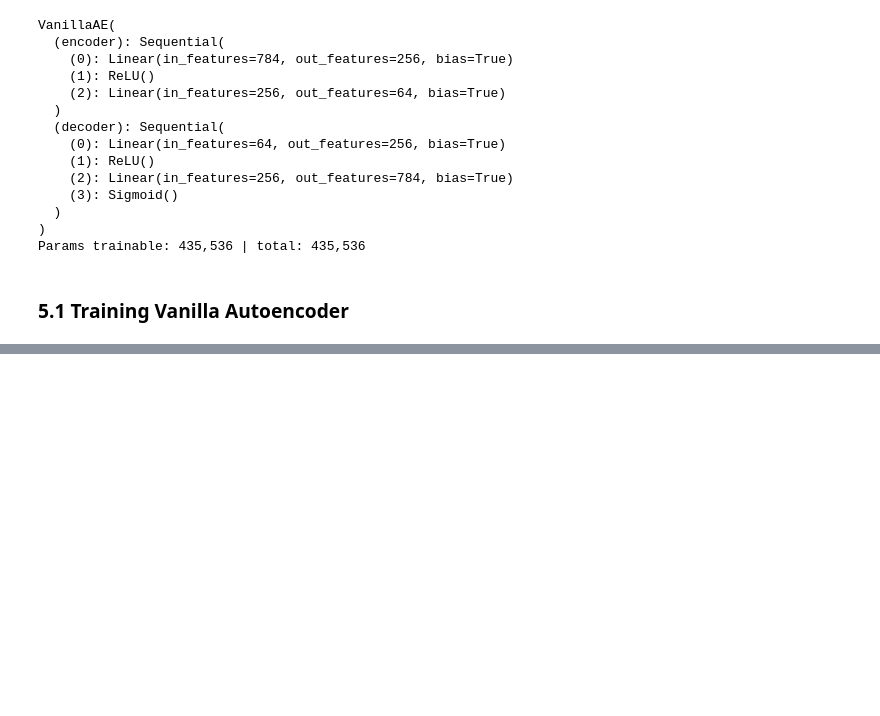
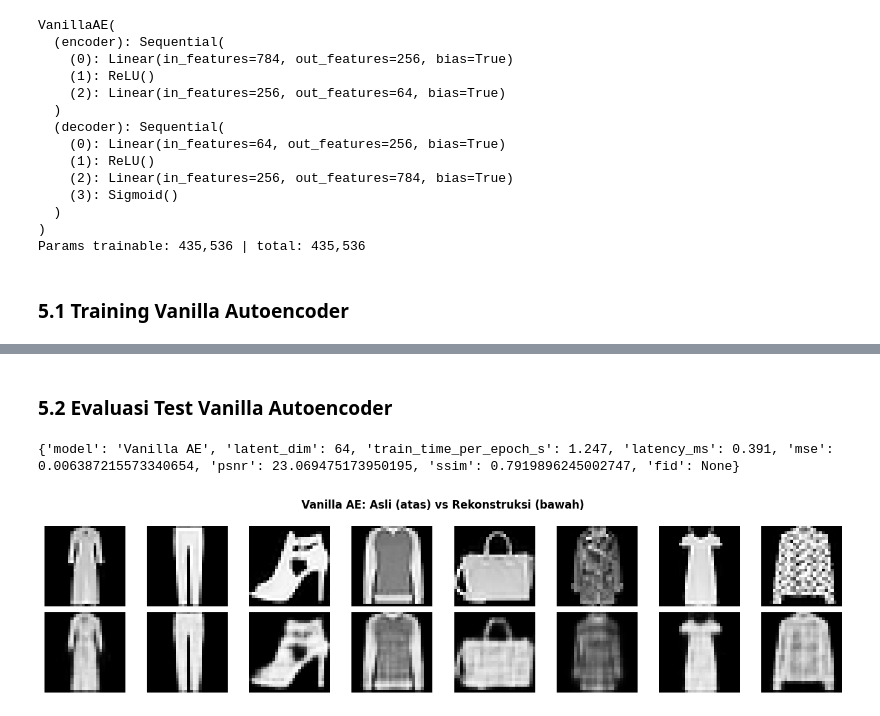
Before and after one commit to CannyCeles/deep-learning-ae-gan, a Jupyter notebook: notebooks/tugas-ae-gan.ipynb, the cells around one changed output, grey strips where cells are left out. Saved outputs shown, nothing was run; the diff lists cells and outputs as text; code cells hidden in the pictures; blank space fills up the shorter version.

Commit message:
feat(eval): add vanilla autoencoder reconstruction metrics

```diff
--- a/notebooks/tugas-ae-gan.ipynb
+++ b/notebooks/tugas-ae-gan.ipynb
@@ -519,0 +541,28 @@ Epoch 02/30 | train 0.01663 | val 0.01507 | 2.36s
+# %% [markdown]
+### 5.2 Evaluasi Test Vanilla Autoencoder
+# %%
+ae.eval()
+ae_mse, ae_psnr, ae_ssim = evaluate_reconstruction(ae, test_loader)
+
+x64 = test_ds.tensors[0][:64].to(device)
+ae_latency = measure_latency_ms(lambda: ae(x64), repeats=100)
+
+ae_result = {
+    "model": "Vanilla AE",
+    "latent_dim": 64,
+    "train_time_per_epoch_s": round(ae_history["epoch_time_s"].mean(), 3),
+    "latency_ms": ae_latency,
+    "mse": ae_mse,
+    "psnr": ae_psnr,
+    "ssim": ae_ssim,
+    "fid": None,
+}
+print(ae_result)
+
+x8 = test_ds.tensors[0][:8].to(device)
+with torch.no_grad():
+    x8_hat = ae(x8)
+save_grid(torch.cat([x8, x8_hat]), 2, 8, "Vanilla AE: Asli (atas) vs Rekonstruksi (bawah)", os.path.join(FIGS_DIR, "vanilla_ae_preview.png"))
+# %% [output]
+{'model': 'Vanilla AE', 'latent_dim': 64, 'train_time_per_epoch_s': 1.247, 'latency_ms': 0.391, 'mse': 0.006387215573340654, 'psnr': 23.069475173950195, 'ssim': 0.7919896245002747, 'fid': None}
+[figure, added]
```
Also changed, not shown: parts of 1 cell of this notebook.
